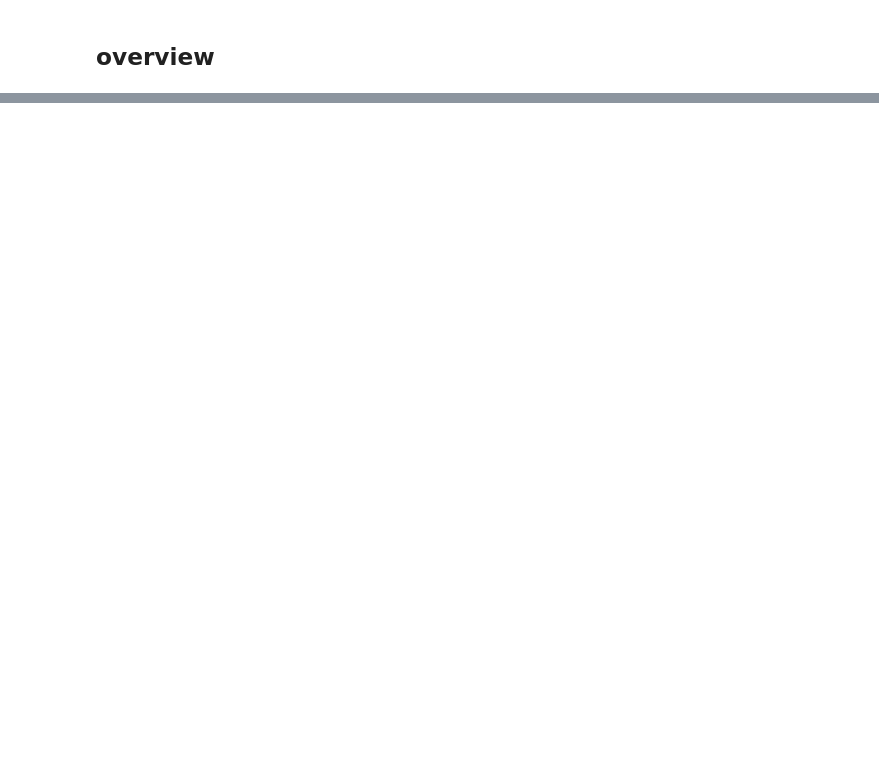
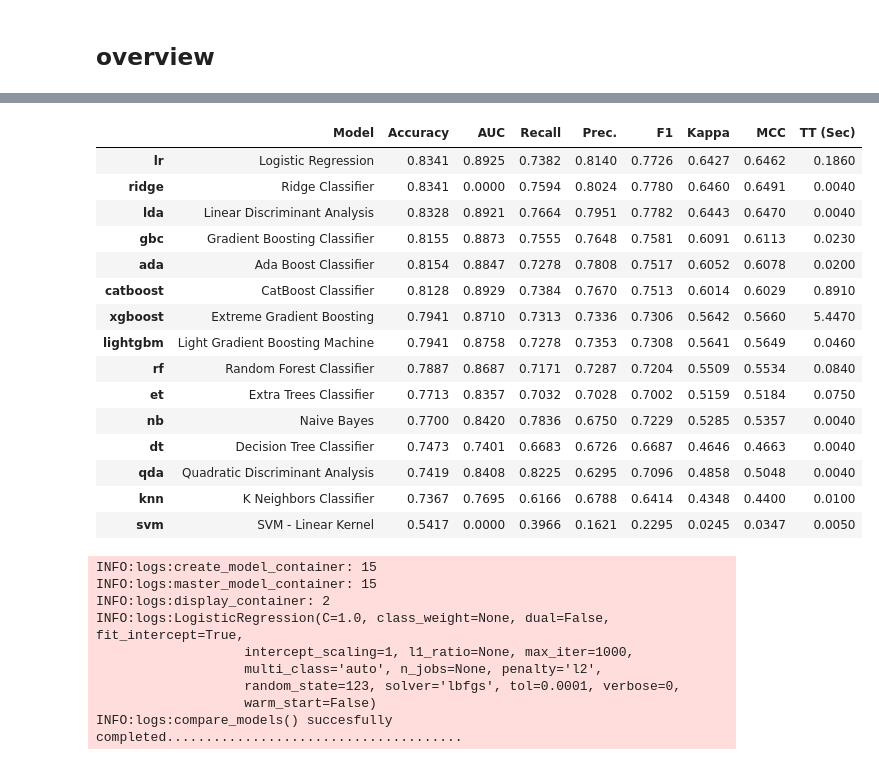
Before and after one commit to TMdiesel/machine-learning, a Jupyter notebook: automl/notebooks/pycaret.ipynb, the cells around one changed output, grey strips where cells are left out. Drawn from its saved outputs; the diff is of its cells as text; code cells hidden in the pictures; blank space fills up the shorter version.

```diff
--- a/automl/notebooks/pycaret.ipynb
+++ b/automl/notebooks/pycaret.ipynb
@@ -39,0 +92,28 @@ matplotlib.rcParams["font.family"] = font_prop.get_name()
+# %%
+best_model = compare_models()
+# %% [output]
+|  | Model | Accuracy | AUC | Recall | Prec. | F1 | Kappa | MCC | TT (Sec) |
+| lr | Logistic Regression | 0.8341 | 0.8925 | 0.7382 | 0.8140 | 0.7726 | 0.6427 | 0.6462 | 0.1860 |
+| ridge | Ridge Classifier | 0.8341 | 0.0000 | 0.7594 | 0.8024 | 0.7780 | 0.6460 | 0.6491 | 0.0040 |
+| lda | Linear Discriminant Analysis | 0.8328 | 0.8921 | 0.7664 | 0.7951 | 0.7782 | 0.6443 | 0.6470 | 0.0040 |
+| gbc | Gradient Boosting Classifier | 0.8155 | 0.8873 | 0.7555 | 0.7648 | 0.7581 | 0.6091 | 0.6113 | 0.0230 |
+| ada | Ada Boost Classifier | 0.8154 | 0.8847 | 0.7278 | 0.7808 | 0.7517 | 0.6052 | 0.6078 | 0.0200 |
+| catboost | CatBoost Classifier | 0.8128 | 0.8929 | 0.7384 | 0.7670 | 0.7513 | 0.6014 | 0.6029 | 0.8910 |
+| xgboost | Extreme Gradient Boosting | 0.7941 | 0.8710 | 0.7313 | 0.7336 | 0.7306 | 0.5642 | 0.5660 | 5.4470 |
+| lightgbm | Light Gradient Boosting Machine | 0.7941 | 0.8758 | 0.7278 | 0.7353 | 0.7308 | 0.5641 | 0.5649 | 0.0460 |
+| rf | Random Forest Classifier | 0.7887 | 0.8687 | 0.7171 | 0.7287 | 0.7204 | 0.5509 | 0.5534 | 0.0840 |
+| et | Extra Trees Classifier | 0.7713 | 0.8357 | 0.7032 | 0.7028 | 0.7002 | 0.5159 | 0.5184 | 0.0750 |
+| nb | Naive Bayes | 0.7700 | 0.8420 | 0.7836 | 0.6750 | 0.7229 | 0.5285 | 0.5357 | 0.0040 |
+| dt | Decision Tree Classifier | 0.7473 | 0.7401 | 0.6683 | 0.6726 | 0.6687 | 0.4646 | 0.4663 | 0.0040 |
+| qda | Quadratic Discriminant Analysis | 0.7419 | 0.8408 | 0.8225 | 0.6295 | 0.7096 | 0.4858 | 0.5048 | 0.0040 |
+| knn | K Neighbors Classifier | 0.7367 | 0.7695 | 0.6166 | 0.6788 | 0.6414 | 0.4348 | 0.4400 | 0.0100 |
+| svm | SVM - Linear Kernel | 0.5417 | 0.0000 | 0.3966 | 0.1621 | 0.2295 | 0.0245 | 0.0347 | 0.0050 |
+INFO:logs:create_model_container: 15
+INFO:logs:master_model_container: 15
+INFO:logs:display_container: 2
+INFO:logs:LogisticRegression(C=1.0, class_weight=None, dual=False, fit_intercept=True,
+                   intercept_scaling=1, l1_ratio=None, max_iter=1000,
+                   multi_class='auto', n_jobs=None, penalty='l2',
+                   random_state=123, solver='lbfgs', tol=0.0001, verbose=0,
+                   warm_start=False)
+INFO:logs:compare_models() succesfully completed......................................
```
Also changed, not shown: parts of 12 cells of this notebook.
